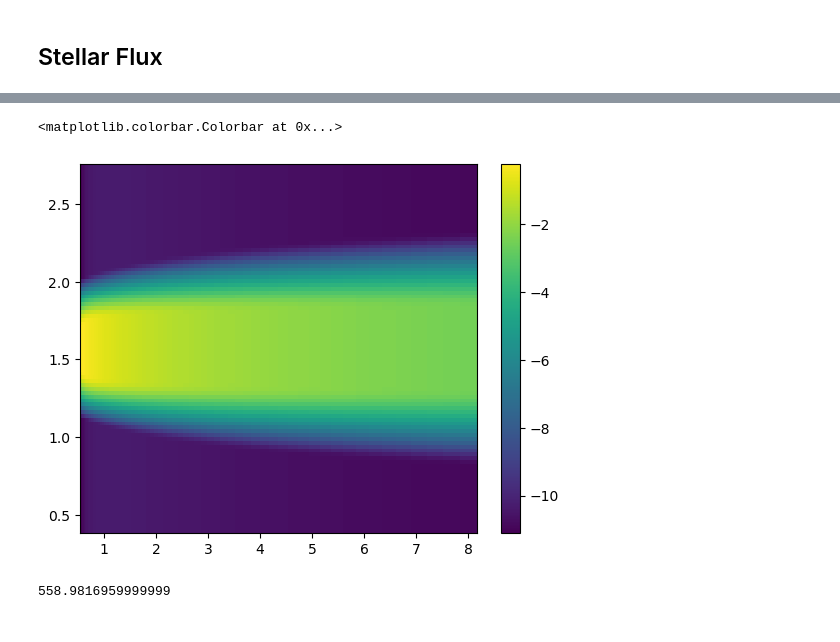
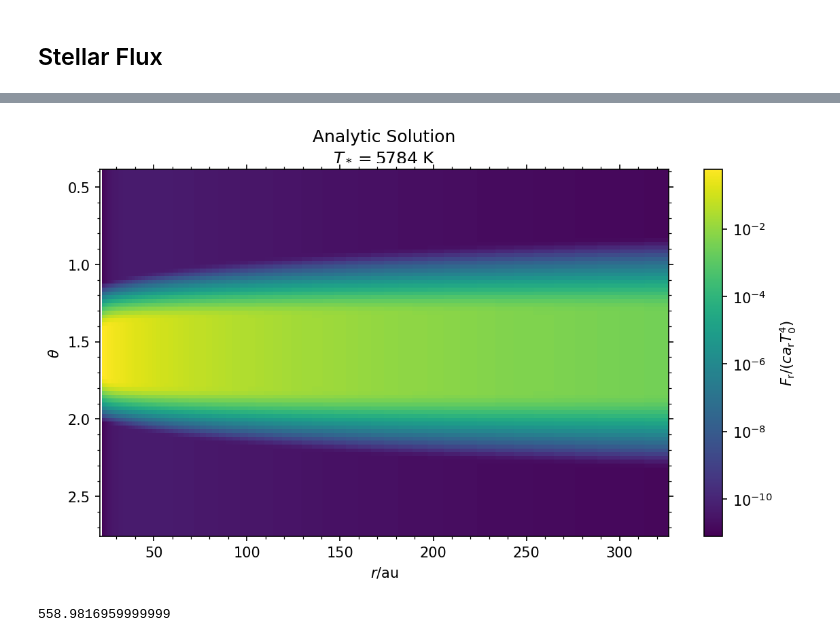
Before and after one commit to sabaronett/rad-hydro, a Jupyter notebook: athena/dev/Development.ipynb, the cells around one changed output, grey strips where cells are left out. Saved outputs shown, nothing was run; the diff lists cells and outputs as text; code cells hidden in the pictures.

```diff
--- a/athena/dev/Development.ipynb
+++ b/athena/dev/Development.ipynb
@@ -83,6 +83,7 @@ npsi        = 4                   # number of azimuthal angles (0 to pi)
 \end{align*}
 # %%
 import numpy as np
+import matplotlib.colors as colors
 import matplotlib.pyplot as plt
 
 # stellar_flux.cpp
@@ -104,7 +105,6 @@ def PoverR(r, theta):
   rad = r*np.sin(theta)
   poverr = p0_over_r0*np.power(rad/r0, pslope)
   return poverr
-
 
 # athinput.stellar_flux
 # <mesh>
@@ -140,37 +140,50 @@ dslope       = -2.25               # density power-law index
 kappa_star_cgs    = 10
 # r_c               = 2.5            # exponential taper
 dgratio           = 100            # dust-to-gas ratio
 small_grain_ratio = 0.02184
 t_star            = 9.42e-1        # [T_0]
 r_star            = 1.16e-4        # [L_0]
 # the total stellar luminosity is 1 Lsun
 
+# conversions
+TK = t_star*T_unit
+au = 14959787070000 # [cm]
+Lau = length_unit/au
+rad2deg = 180/np.pi
+
 # Get from .athdf snapshot
 x1f = np.logspace(np.log10(x1min), np.log10(x1max), nx1+1, dtype=np.float64)
 x1v = np.sqrt(x1f[:-1]*x1f[1:])
 x2f = np.linspace(x2min, x2max, nx2+1, dtype=np.float64)
 x2v = 0.5*(x2f[:-1]+x2f[1:])
 X1V, X2V = np.meshgrid(x1v, x2v)
 
 # void Mesh::InitUserMeshData(ParameterInput *pin) {
 # // Get parameters for gravitatonal potential of central point mass
 gm0 = GM # gm0 = pin->GetOrAddReal("problem","GM",0.0);
 rho_extend = np.zeros((nx2, nx1+1), dtype=np.float64)
 rho_extend[:, 0] = 0
 rho_extend[:, 1:] = DenProfileSph(X1V, X2V, 0) # or read in from your code
 rho_extend[rho_extend<dfloor] = dfloor
 
 kappa_star = kappa_star_cgs*dgratio*small_grain_ratio*density_unit*length_unit
 dx1 = np.concatenate(([0], np.diff(x1f)))
 dtau_star = kappa_star*dx1[None, :]*rho_extend
 tau_star  = np.cumsum(dtau_star, axis=1)
 F_star = (r_star/x1f)**2*(0.25*crat*prat)*t_star**4*(1-np.exp(-tau_star))
 
-plt.pcolormesh(x1f, x2v, np.log10(F_star))
-plt.colorbar()
+# Plot and format
+fig, ax = plt.subplots(figsize=(9, 4.68), dpi=150)
+F = ax.pcolormesh(x1f*Lau, x2v, F_star, norm=colors.LogNorm())
+cb_F = plt.colorbar(F, label='$F_\mathrm{r}/(ca_\mathrm{r}T_0^4)$')
+
+ax.minorticks_on()
+ax.set(xlabel='$r$/au', ylabel=r'$\theta$')
+ax.set_title(f'Analytic Solution\n$T_*={TK:.0f}$ K')
+ax.tick_params(axis='both', which='both', top=True, right=True)
+plt.gca().invert_yaxis()
 # %% [output]
-<matplotlib.colorbar.Colorbar at 0x...>
-[figure, old version]
+[figure, new version]
 # %%
 kappa_star
 # %% [output]
```
Also changed, not shown: parts of 4 cells of this notebook.
